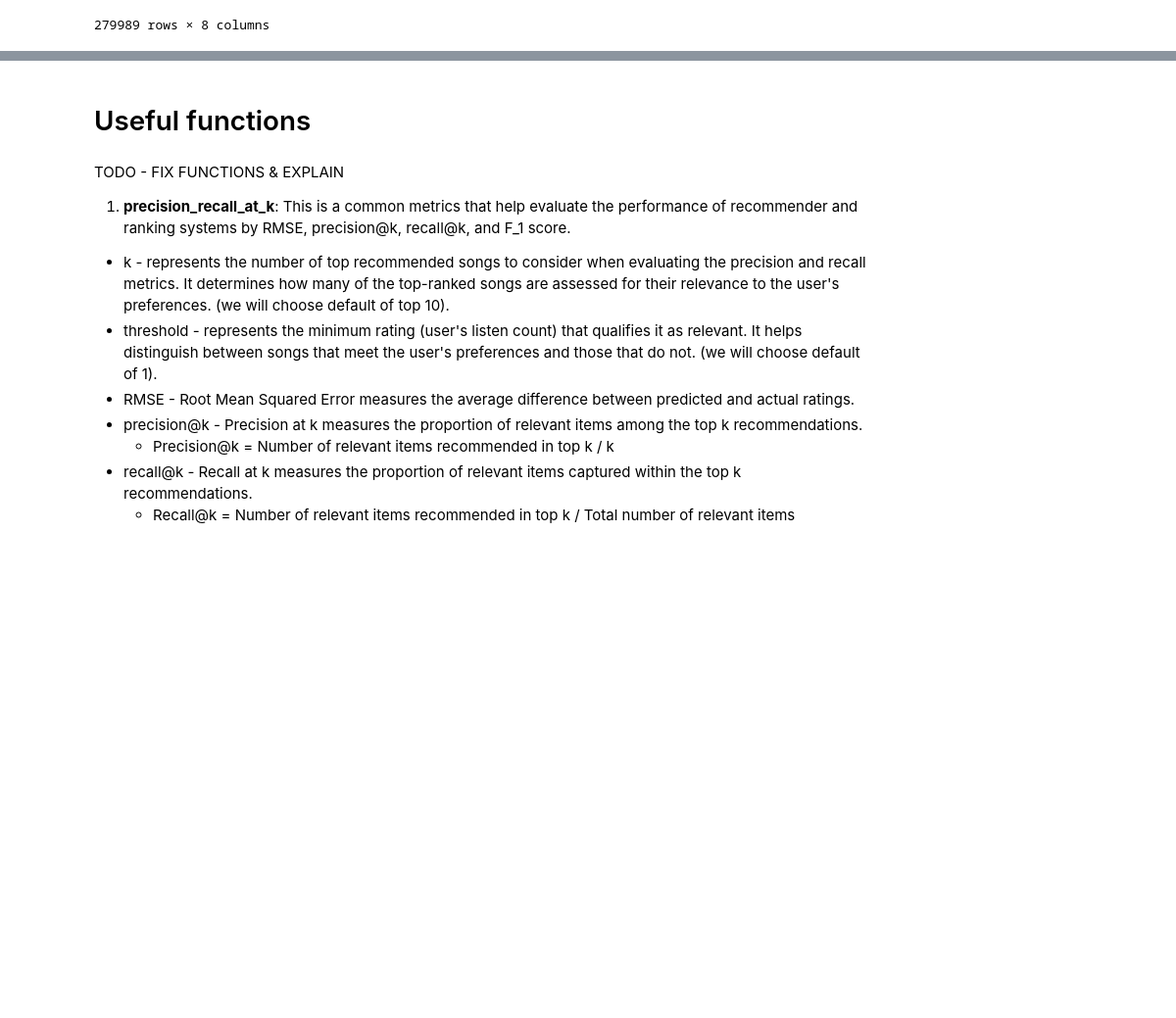
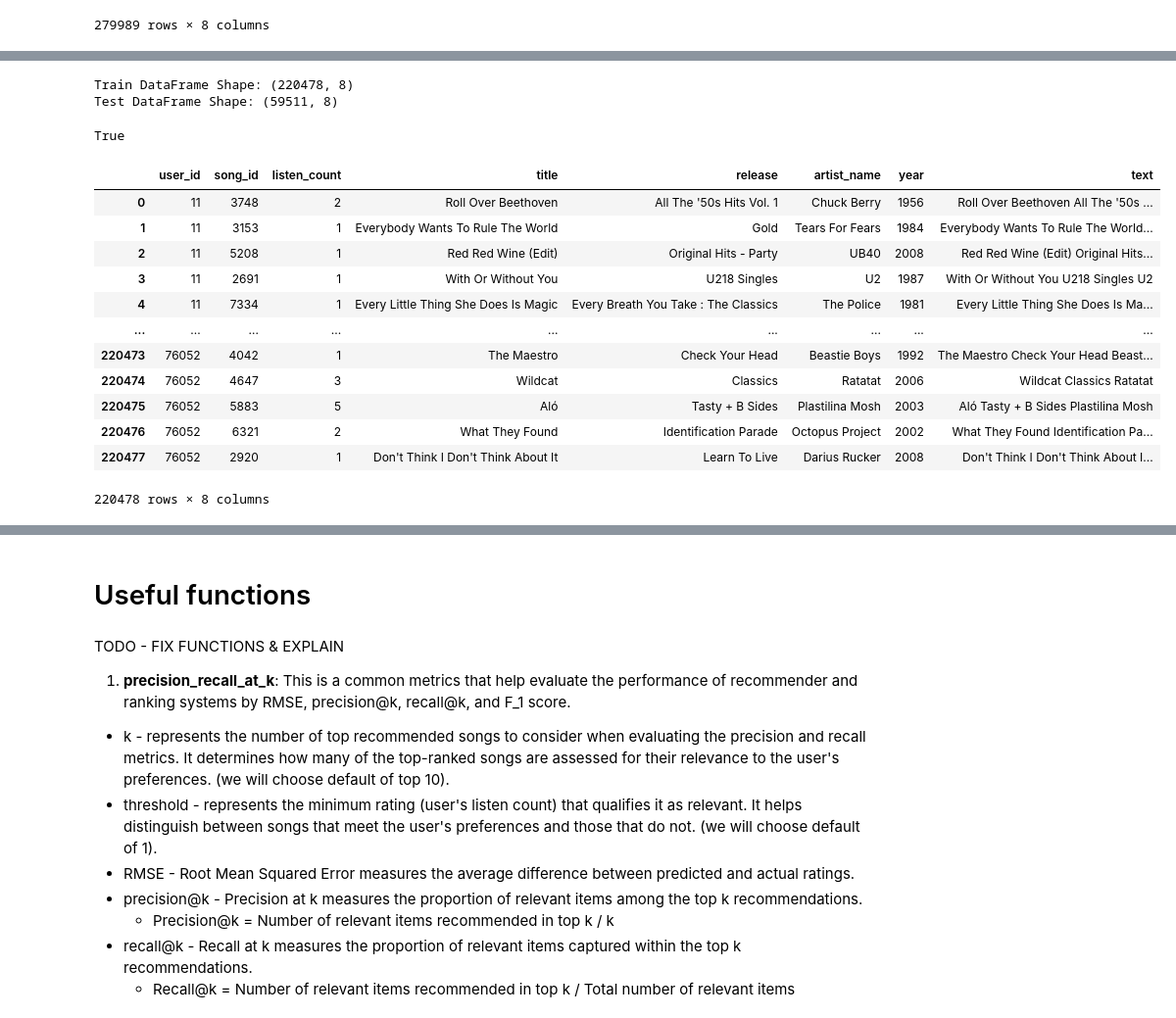
Before and after one commit to EitanBakirov/advanced-ml-dl-course, a Jupyter notebook: finalProject/Recommendation_System_Project_Group_4.ipynb, the cells around one changed output, grey strips where cells are left out. Shown at 98% size. Cells and saved outputs as stored; diff of their text form; code cells hidden in the pictures; blank space fills up the shorter version.

Commit message:
Data prepared!!

```diff
--- a/finalProject/Recommendation_System_Project_Group_4.ipynb
+++ b/finalProject/Recommendation_System_Project_Group_4.ipynb
@@ -2841,0 +2852,3 @@ df_final
+# %%
+#Step 1: Group by user_id and aggregate to create a list of unique song_ids listened to by each user
+user_song_groups = df_final.groupby('user_id')['song_id'].agg(list)
@@ -2841,0 +2871,50 @@ df_final
+# %%
+def create_train_test_data(df_final, test_size=0.2, random_state=42):
+  # Step 1: Group by user_id and aggregate to create a list of unique song_ids listened to by each user
+  user_song_groups = df_final.groupby('user_id')['song_id'].agg(list)
+
+  # Initialize lists to store train and test data
+  train_data = []
+  test_data = []
+
+  # Step 2: For each user, split the song_ids into train and test sets
+  for user_id, song_ids in user_song_groups.items():
+      train_song_ids, test_song_ids = sk_split(song_ids, test_size=test_size, random_state=random_state)
+
+      # Add tuples of (user_id, song_id) to train and test data
+      train_data.extend([(user_id, song_id) for song_id in train_song_ids])
+      test_data.extend([(user_id, song_id) for song_id in test_song_ids])
+
+  # Step 3: Create train and test dataframes
+  train_df = pd.DataFrame(train_data, columns=['user_id', 'song_id']).merge(df_final, on=['user_id', 'song_id'])
+  test_df = pd.DataFrame(test_data, columns=['user_id', 'song_id']).merge(df_final, on=['user_id', 'song_id'])
+
+  return train_df, test_df
+# %%
+trainset_df, testset_df = create_train_test_data(df_final)
+# %%
+print("Train DataFrame Shape:", trainset_df.shape)
+print("Test DataFrame Shape:", testset_df.shape)
+# %% [output]
+Train DataFrame Shape: (220478, 8)
+Test DataFrame Shape: (59511, 8)
+# %%
+trainset_df.shape[0] + testset_df.shape[0] == df_final.shape[0]
+# %% [output]
+True
+# %%
+trainset_df
+# %% [output]
+|  | user_id | song_id | listen_count | title | release | artist_name | year | text |
+| 0 | 11 | 3748 | 2 | Roll Over Beethoven | All The '50s Hits Vol. 1 | Chuck Berry | 1956 | Roll Over Beethoven All The '50s ... |
+| 1 | 11 | 3153 | 1 | Everybody Wants To Rule The World | Gold | Tears For Fears | 1984 | Everybody Wants To Rule The World... |
+| 2 | 11 | 5208 | 1 | Red Red Wine (Edit) | Original Hits - Party | UB40 | 2008 | Red Red Wine (Edit) Original Hits... |
+| 3 | 11 | 2691 | 1 | With Or Without You | U218 Singles | U2 | 1987 | With Or Without You U218 Singles U2 |
+| 4 | 11 | 7334 | 1 | Every Little Thing She Does Is Magic | Every Breath You Take : The Classics | The Police | 1981 | Every Little Thing She Does Is Ma... |
+| ... | ... | ... | ... | ... | ... | ... | ... | ... |
+| 220473 | 76052 | 4042 | 1 | The Maestro | Check Your Head | Beastie Boys | 1992 | The Maestro Check Your Head Beast... |
+| 220474 | 76052 | 4647 | 3 | Wildcat | Classics | Ratatat | 2006 | Wildcat Classics Ratatat |
+| 220475 | 76052 | 5883 | 5 | Aló | Tasty + B Sides | Plastilina Mosh | 2003 | Aló Tasty + B Sides Plastilina Mosh |
+| 220476 | 76052 | 6321 | 2 | What They Found | Identification Parade | Octopus Project | 2002 | What They Found Identification Pa... |
+| 220477 | 76052 | 2920 | 1 | Don't Think I Don't Think About It | Learn To Live | Darius Rucker | 2008 | Don't Think I Don't Think About I... |
+220478 rows × 8 columns
```
Also changed, not shown: parts of 12 cells of this notebook.
